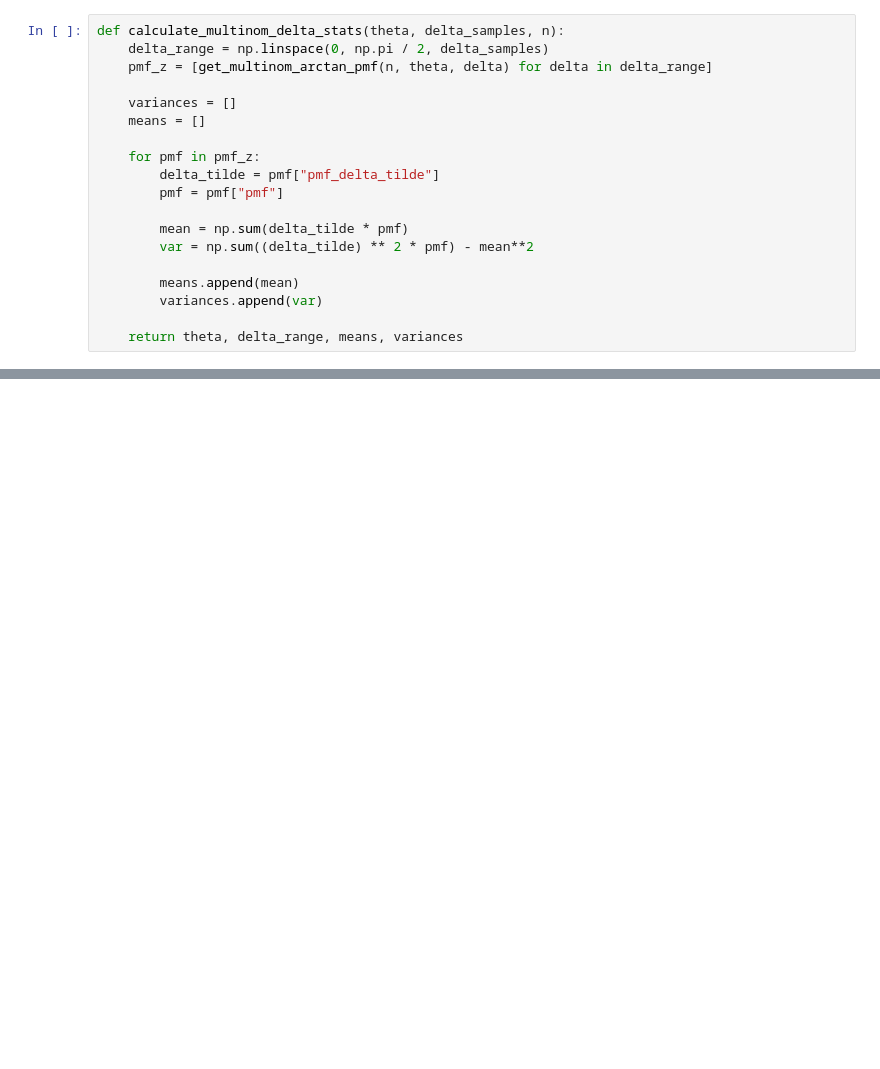
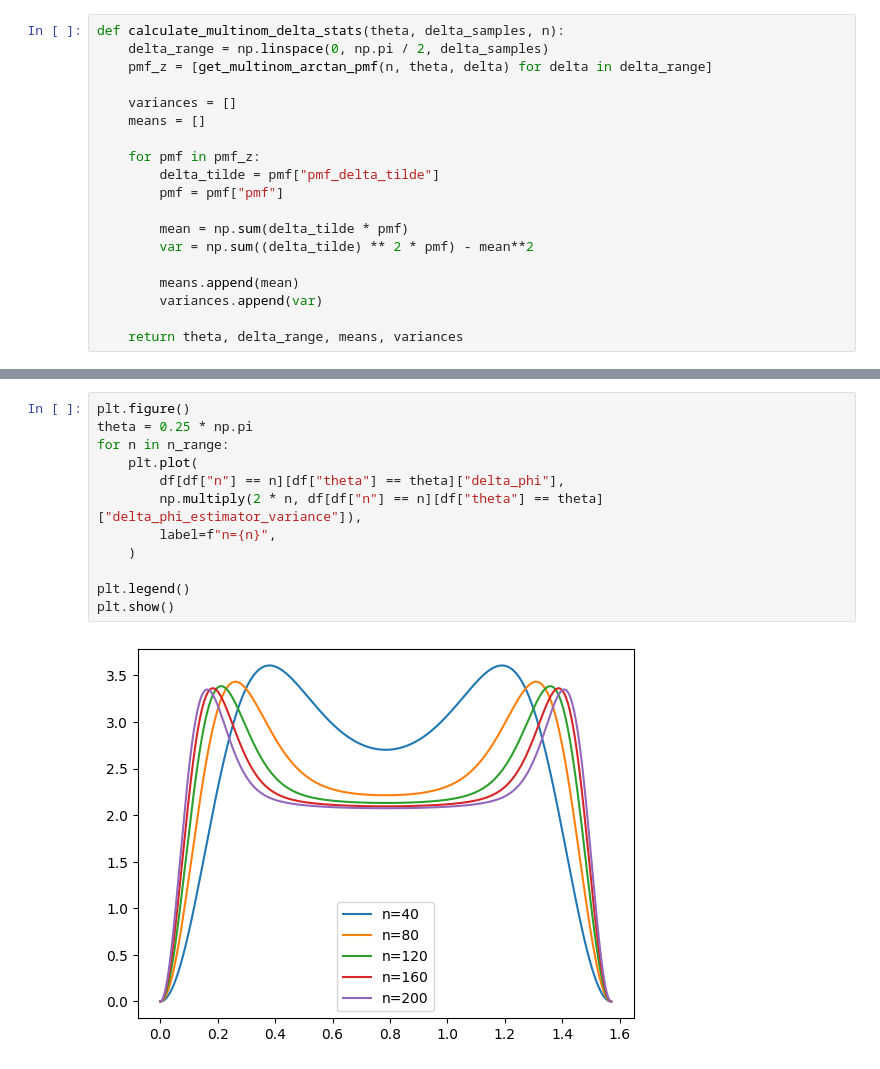
Before and after one commit to josephniblo/multi-parameter-estimation, a Jupyter notebook: theory/probability distributions.ipynb, the cells around one changed output, grey strips where cells are left out. Saved outputs shown, nothing was run; the diff lists cells and outputs as text; blank space fills up the shorter version.

```diff
--- a/theory/probability distributions.ipynb
+++ b/theory/probability distributions.ipynb
@@ -647,2 +707,16 @@ for n in n_range:
+# %%
+plt.figure()
+theta = 0.25 * np.pi
+for n in n_range:
+    plt.plot(
+        df[df["n"] == n][df["theta"] == theta]["delta_phi"],
+        np.multiply(2 * n, df[df["n"] == n][df["theta"] == theta]["delta_phi_estimator_variance"]),
+        label=f"n={n}",
+    )
+
+plt.legend()
+plt.show()
+# %% [output]
+[figure, added]
 # %%
 plt.figure()
```
Also changed, not shown: parts of 11 cells of this notebook, 9 other files.
